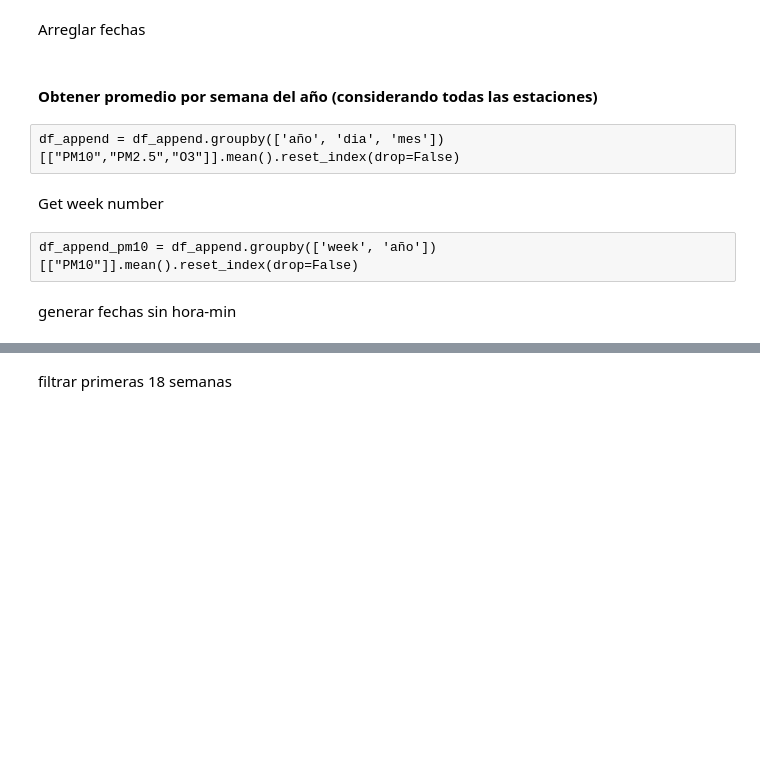
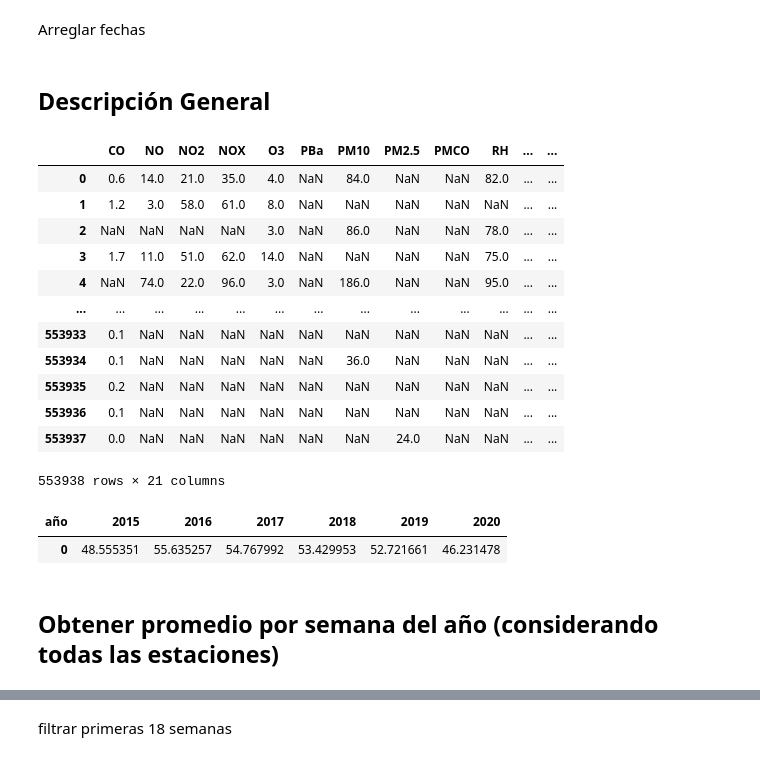
Before and after one commit to DanielBustillos/pollution_COVID_CDMX, a Jupyter notebook: analysis_pollution_level.ipynb, the cells around one changed output, grey strips where cells are left out. Drawn from its saved outputs; the diff is of its cells as text; code cells hidden in the pictures; blank space fills up the shorter version.

```diff
--- a/analysis_pollution_level.ipynb
+++ b/analysis_pollution_level.ipynb
@@ -50,12 +50,8 @@ df_append['año'] = df_append['fecha'].str[:4]
 df_append['fecha'] = pd.to_datetime(df_append['fecha'], format='%Y-%m-%d %H:%M:%S')
 # %%
 df_append['fecha'] = pd.to_datetime(df_append['fecha']) - pd.to_timedelta(7, unit='d')
-# %% [markdown]
-#### Obtener promedio por semana del año (considerando todas las estaciones)
-# %% [raw]
-df_append = df_append.groupby(['año', 'dia', 'mes'])[["PM10","PM2.5","O3"]].mean().reset_index(drop=False)
-# %% [markdown]
-Get week number
+# %% [markdown]
+## Descripción General
 # %%
 week_list = []
 for row in range(len(df_append)):
@@ -69,3 +65,27 @@ df_append['week'] = week_list
 
 df_append['año'] = df_append['año'].astype(int)
 df_append['mes'] = df_append['mes'].astype(int)
+# %%
+df_append
+# %% [output]
+|  | CO | NO | NO2 | NOX | O3 | PBa | PM10 | PM2.5 | PMCO | RH | ... | ... |
+| 0 | 0.6 | 14.0 | 21.0 | 35.0 | 4.0 | NaN | 84.0 | NaN | NaN | 82.0 | ... | ... |
+| 1 | 1.2 | 3.0 | 58.0 | 61.0 | 8.0 | NaN | NaN | NaN | NaN | NaN | ... | ... |
+| 2 | NaN | NaN | NaN | NaN | 3.0 | NaN | 86.0 | NaN | NaN | 78.0 | ... | ... |
+| 3 | 1.7 | 11.0 | 51.0 | 62.0 | 14.0 | NaN | NaN | NaN | NaN | 75.0 | ... | ... |
+| 4 | NaN | 74.0 | 22.0 | 96.0 | 3.0 | NaN | 186.0 | NaN | NaN | 95.0 | ... | ... |
+| ... | ... | ... | ... | ... | ... | ... | ... | ... | ... | ... | ... | ... |
+| 553933 | 0.1 | NaN | NaN | NaN | NaN | NaN | NaN | NaN | NaN | NaN | ... | ... |
+| 553934 | 0.1 | NaN | NaN | NaN | NaN | NaN | 36.0 | NaN | NaN | NaN | ... | ... |
+| 553935 | 0.2 | NaN | NaN | NaN | NaN | NaN | NaN | NaN | NaN | NaN | ... | ... |
+| 553936 | 0.1 | NaN | NaN | NaN | NaN | NaN | NaN | NaN | NaN | NaN | ... | ... |
+| 553937 | 0.0 | NaN | NaN | NaN | NaN | NaN | NaN | 24.0 | NaN | NaN | ... | ... |
+553938 rows × 21 columns
+# %%
+a = pd.pivot_table(df_append, values='PM10', columns='año', aggfunc='mean').reset_index(drop=True)
+a
+# %% [output]
+| año | 2015 | 2016 | 2017 | 2018 | 2019 | 2020 |
+| 0 | 48.555351 | 55.635257 | 54.767992 | 53.429953 | 52.721661 | 46.231478 |
+# %% [markdown]
+## Obtener promedio por semana del año (considerando todas las estaciones)
@@ -96,4 +122,0 @@ df_O3.columns = ['week', 'año', 'O3_p1', 'O3_p1n', 'O3_p1']
-# %% [raw]
-df_append_pm10 = df_append.groupby(['week', 'año'])[["PM10"]].mean().reset_index(drop=False)
-# %% [markdown]
-generar fechas sin hora-min
```
Also changed, not shown: parts of 21 cells of this notebook.
